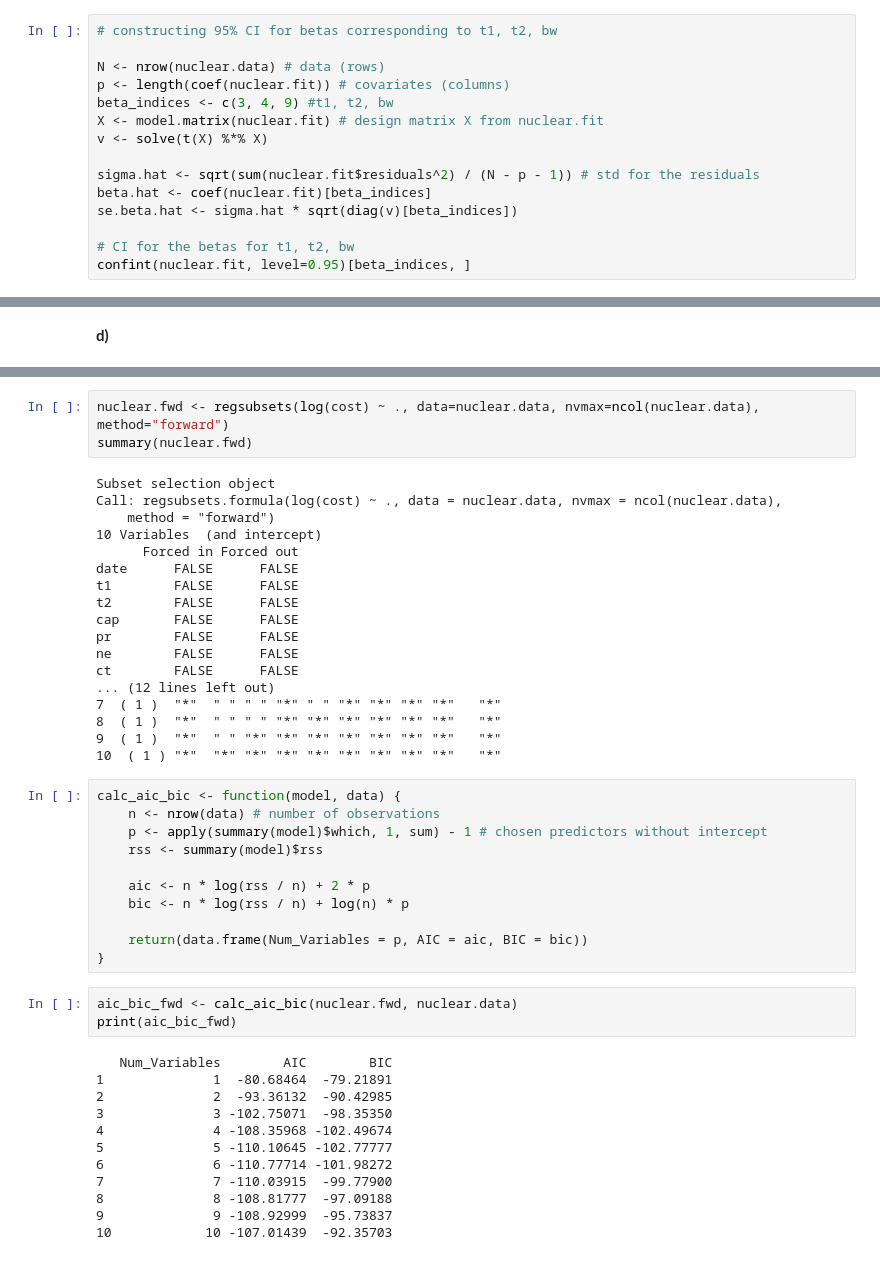
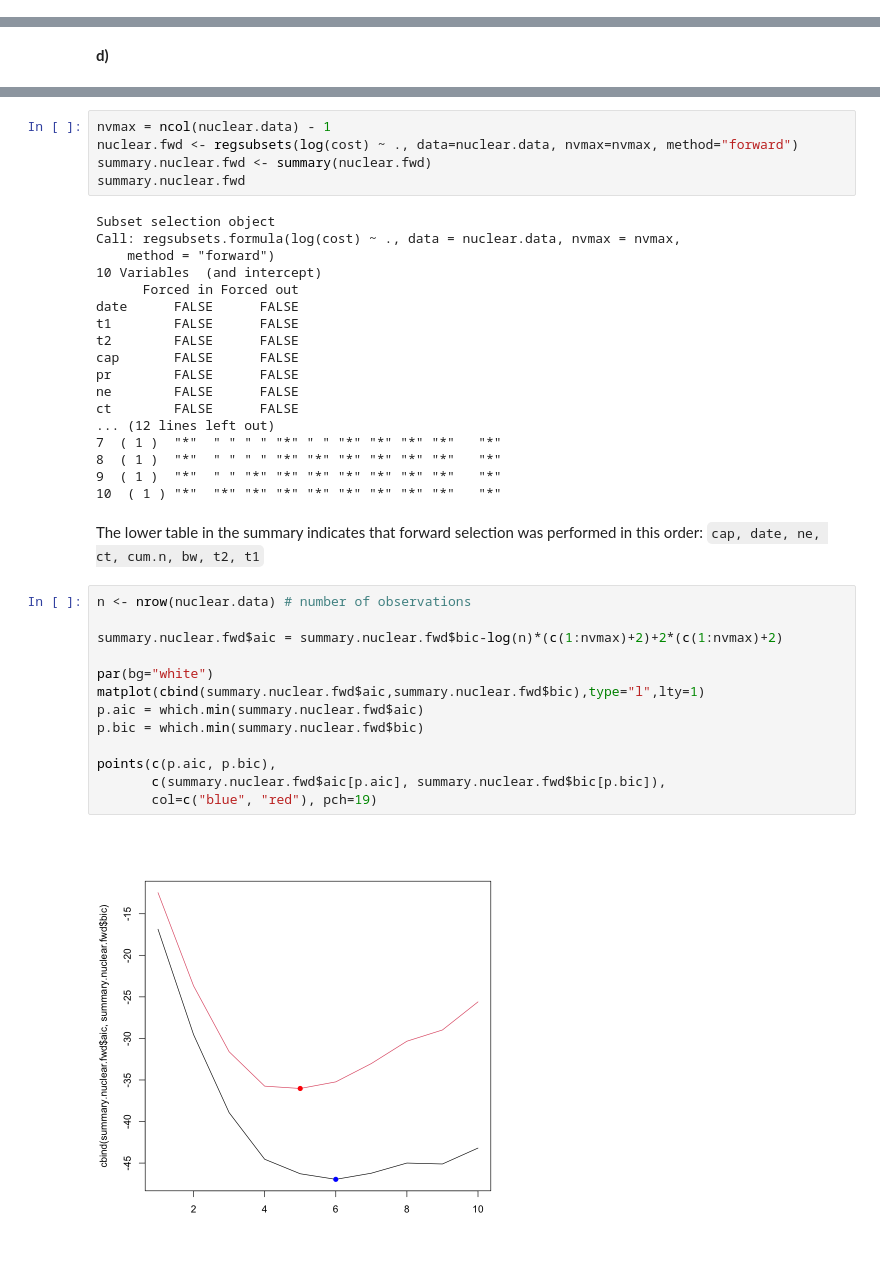
Before and after one commit to hakonko/STK2100, a Jupyter notebook: Mandatory 1/oblig1_haakongk.ipynb, the cells around one changed output, grey strips where cells are left out. Saved outputs shown, nothing was run; the diff lists cells and outputs as text.

```diff
--- a/Mandatory 1/oblig1_haakongk.ipynb
+++ b/Mandatory 1/oblig1_haakongk.ipynb
@@ -87,15 +57,0 @@ F-statistic: 13.28 on 10 and 21 DF,  p-value: 5.717e-07
-# %%
-# constructing 95% CI for betas corresponding to t1, t2, bw
-
-N <- nrow(nuclear.data) # data (rows)
-p <- length(coef(nuclear.fit)) # covariates (columns)
-beta_indices <- c(3, 4, 9) #t1, t2, bw
-X <- model.matrix(nuclear.fit) # design matrix X from nuclear.fit
-v <- solve(t(X) %*% X)
-
-sigma.hat <- sqrt(sum(nuclear.fit$residuals^2) / (N - p - 1)) # std for the residuals
-beta.hat <- coef(nuclear.fit)[beta_indices]
-se.beta.hat <- sigma.hat * sqrt(diag(v)[beta_indices])
-
-# CI for the betas for t1, t2, bw
-confint(nuclear.fit, level=0.95)[beta_indices, ]
@@ -174,9 +153,11 @@ The downloaded binary packages are in
 # %%
-nuclear.fwd <- regsubsets(log(cost) ~ ., data=nuclear.data, nvmax=ncol(nuclear.data), method="forward")
-summary(nuclear.fwd)
+nvmax = ncol(nuclear.data) - 1
+nuclear.fwd <- regsubsets(log(cost) ~ ., data=nuclear.data, nvmax=nvmax, method="forward")
+summary.nuclear.fwd <- summary(nuclear.fwd)
+summary.nuclear.fwd
 # %% [output]
 Subset selection object
-Call: regsubsets.formula(log(cost) ~ ., data = nuclear.data, nvmax = ncol(nuclear.data),
+Call: regsubsets.formula(log(cost) ~ ., data = nuclear.data, nvmax = nvmax,
     method = "forward")
 10 Variables  (and intercept)
       Forced in Forced out
@@ -192,29 +173,20 @@ ct        FALSE      FALSE
 8  ( 1 )  "*"  " " " " "*" "*" "*" "*" "*" "*"   "*"
 9  ( 1 )  "*"  " " "*" "*" "*" "*" "*" "*" "*"   "*"
 10  ( 1 ) "*"  "*" "*" "*" "*" "*" "*" "*" "*"   "*"
-# %%
-calc_aic_bic <- function(model, data) {
-    n <- nrow(data) # number of observations
-    p <- apply(summary(model)$which, 1, sum) - 1 # chosen predictors without intercept
-    rss <- summary(model)$rss
-
-    aic <- n * log(rss / n) + 2 * p
-    bic <- n * log(rss / n) + log(n) * p
-
-    return(data.frame(Num_Variables = p, AIC = aic, BIC = bic))
-}
-# %%
-aic_bic_fwd <- calc_aic_bic(nuclear.fwd, nuclear.data)
-print(aic_bic_fwd)
-# %% [output]
-   Num_Variables        AIC        BIC
-1              1  -80.68464  -79.21891
-2              2  -93.36132  -90.42985
-3              3 -102.75071  -98.35350
-4              4 -108.35968 -102.49674
-5              5 -110.10645 -102.77777
-6              6 -110.77714 -101.98272
-7              7 -110.03915  -99.77900
-8              8 -108.81777  -97.09188
-9              9 -108.92999  -95.73837
-10            10 -107.01439  -92.35703
+# %% [markdown]
+The lower table in the summary indicates that forward selection was performed in this order: `cap, date, ne, ct, cum.n, bw, t2, t1`
+# %%
+n <- nrow(nuclear.data) # number of observations
+
+summary.nuclear.fwd$aic = summary.nuclear.fwd$bic-log(n)*(c(1:nvmax)+2)+2*(c(1:nvmax)+2)
+
+par(bg="white")
+matplot(cbind(summary.nuclear.fwd$aic,summary.nuclear.fwd$bic),type="l",lty=1)
+p.aic = which.min(summary.nuclear.fwd$aic)
+p.bic = which.min(summary.nuclear.fwd$bic)
+
+points(c(p.aic, p.bic),
+       c(summary.nuclear.fwd$aic[p.aic], summary.nuclear.fwd$bic[p.bic]),
+       col=c("blue", "red"), pch=19)
+# %% [output]
+[figure, added]
```
Also changed, not shown: parts of 20 cells of this notebook.
